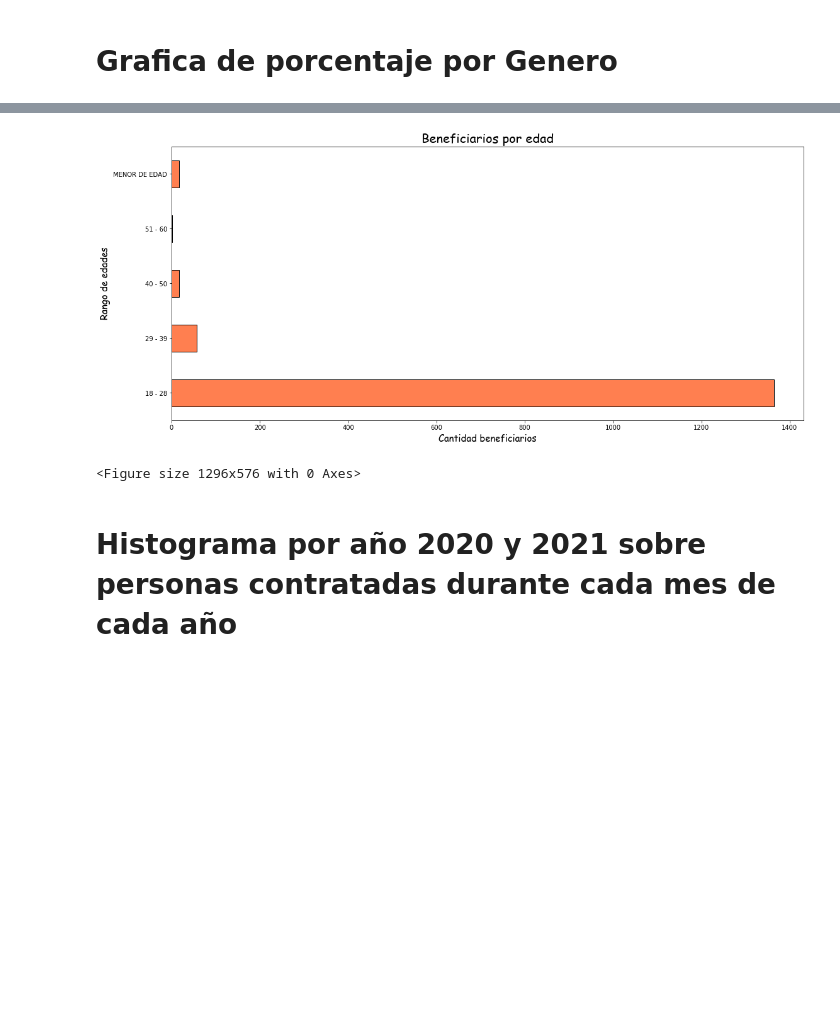
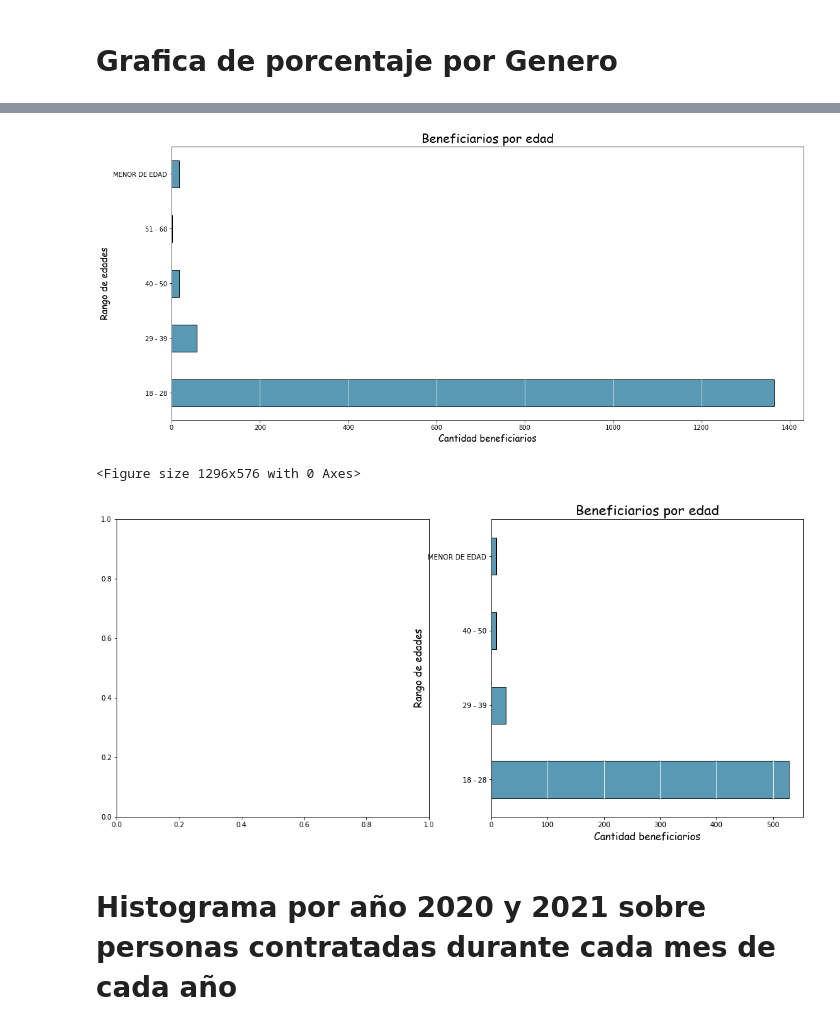
Before and after one commit to SaukB/Analisis, a Jupyter notebook: Material/Proyecto.ipynb, the cells around one changed output, grey strips where cells are left out. Saved outputs shown, nothing was run; the diff lists cells and outputs as text; code cells hidden in the pictures; blank space fills up the shorter version.

```diff
--- a/Material/Proyecto.ipynb
+++ b/Material/Proyecto.ipynb
@@ -183,15 +182,26 @@ plt.show()
 # %%
 Programa = mdatos.groupby("Rango_Edad")["Situación_Laboral"].count()
-Programa.head(7).plot.barh(edgecolor="black",color="coral",  figsize =(18,8))
+Programa.head(7).plot.barh(edgecolor="black",color="#5999B3",  figsize =(18,8))
+plt.grid(axis="x",color="white")
 plt.title("Beneficiarios por edad",fontdict=font1)
 plt.ylabel("Rango de edades", fontdict= font2)
 plt.xlabel('Cantidad beneficiarios',fontdict=font2)
 plt.figure( figsize =(18,8))
 
+f, ax =plt.subplots(1,2 , figsize=(18,8))
+#f, ax =plt.subplots(1,2,figsize=(18,8))
+Programa = anio2020.groupby("Rango_Edad")["Situación_Laboral"].count()
+Programa.head(7).plot.barh(edgecolor="black",color="#5999B3",  figsize =(18,8), ax=ax[1])
+ax[1].grid(axis="x",color="white")
+ax[1].set_title("Beneficiarios por edad",fontdict=font1)
+ax[1].set_ylabel("Rango de edades", fontdict= font2)
+ax[1].set_xlabel('Cantidad beneficiarios',fontdict=font2)
+
 plt.show()
 # %% [output]
-[figure, old version]
+[figure, new version]
 <Figure size 1296x576 with 0 Axes>
+[figure, added]
 # %% [markdown]
 # Histograma por año 2020 y 2021 sobre personas contratadas durante cada mes de cada año
 # %%
```
Also changed, not shown: parts of 11 cells of this notebook, 9 other files.
